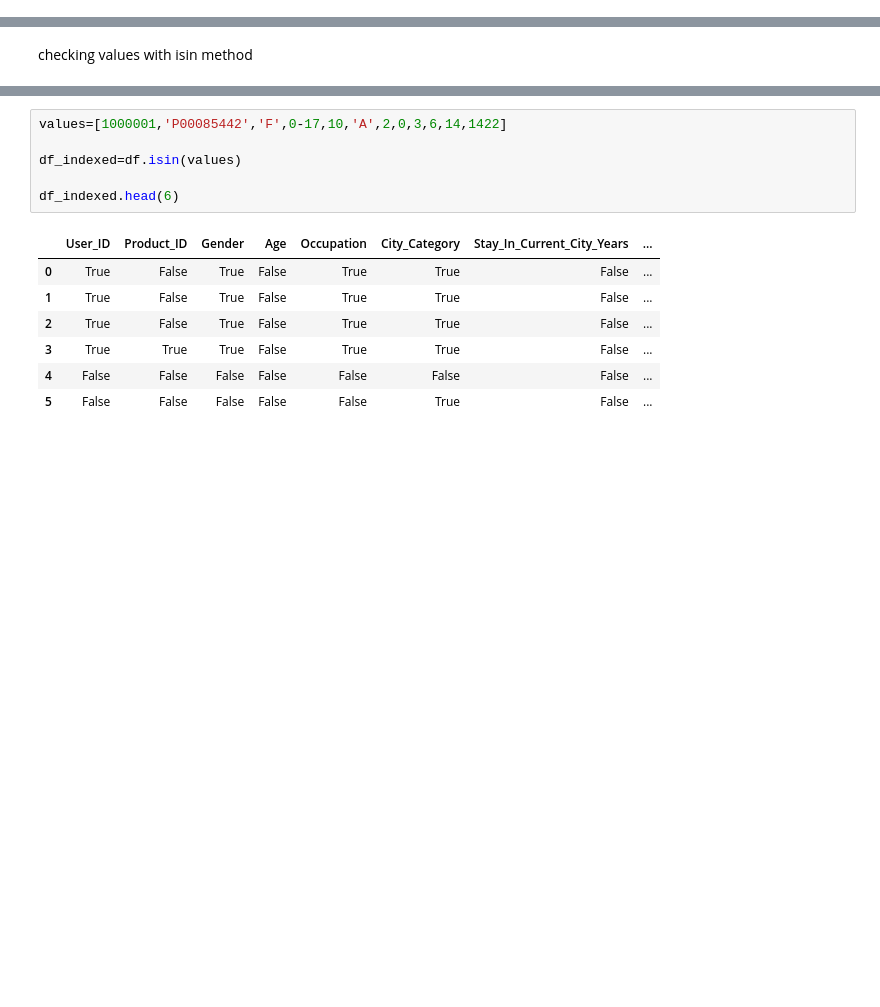
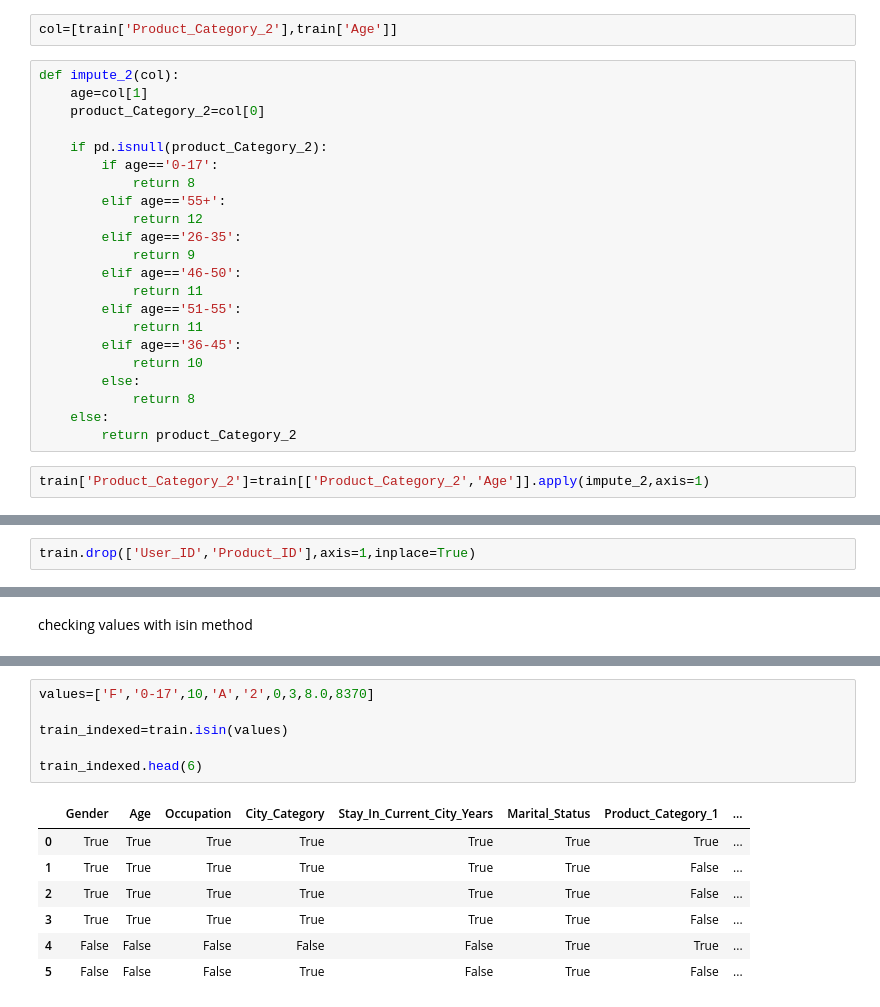
Before and after one commit to hrishikeshchavan99/Black-Friday-Dataset, a Jupyter notebook: EDA.ipynb, the cells around one changed output, grey strips where cells are left out. Drawn from its saved outputs; the diff is of its cells as text; blank space fills up the shorter version.

```diff
--- a/EDA.ipynb
+++ b/EDA.ipynb
@@ -300,0 +152,26 @@ Name: 87440, dtype: object
+# %%
+col=[train['Product_Category_2'],train['Age']]
+# %%
+def impute_2(col):
+    age=col[1]
+    product_Category_2=col[0]
+
+    if pd.isnull(product_Category_2):
+        if age=='0-17':
+            return 8
+        elif age=='55+':
+            return 12
+        elif age=='26-35':
+            return 9
+        elif age=='46-50':
+            return 11
+        elif age=='51-55':
+            return 11
+        elif age=='36-45':
+            return 10
+        else:
+            return 8
+    else:
+        return product_Category_2
+# %%
+train['Product_Category_2']=train[['Product_Category_2','Age']].apply(impute_2,axis=1)
@@ -300,0 +237,2 @@ Name: 87440, dtype: object
+# %%
+train.drop(['User_ID','Product_ID'],axis=1,inplace=True)
@@ -336,14 +565,14 @@ df.head(6)
 # %%
-values=[1000001,'P00085442','F',0-17,10,'A',2,0,3,6,14,1422]
+values=['F','0-17',10,'A','2',0,3,8.0,8370]
 
-df_indexed=df.isin(values)
+train_indexed=train.isin(values)
 
-df_indexed.head(6)
+train_indexed.head(6)
 # %% [output]
-|  | User_ID | Product_ID | Gender | Age | Occupation | City_Category | Stay_In_Current_City_Years | ... |
-| 0 | True | False | True | False | True | True | False | ... |
-| 1 | True | False | True | False | True | True | False | ... |
-| 2 | True | False | True | False | True | True | False | ... |
-| 3 | True | True | True | False | True | True | False | ... |
-| 4 | False | False | False | False | False | False | False | ... |
-| 5 | False | False | False | False | False | True | False | ... |
+|  | Gender | Age | Occupation | City_Category | Stay_In_Current_City_Years | Marital_Status | Product_Category_1 | ... |
+| 0 | True | True | True | True | True | True | True | ... |
+| 1 | True | True | True | True | True | True | False | ... |
+| 2 | True | True | True | True | True | True | False | ... |
+| 3 | True | True | True | True | True | True | False | ... |
+| 4 | False | False | False | False | False | True | True | ... |
+| 5 | False | False | False | True | False | True | False | ... |
```
Also changed, not shown: parts of 114 cells of this notebook.
